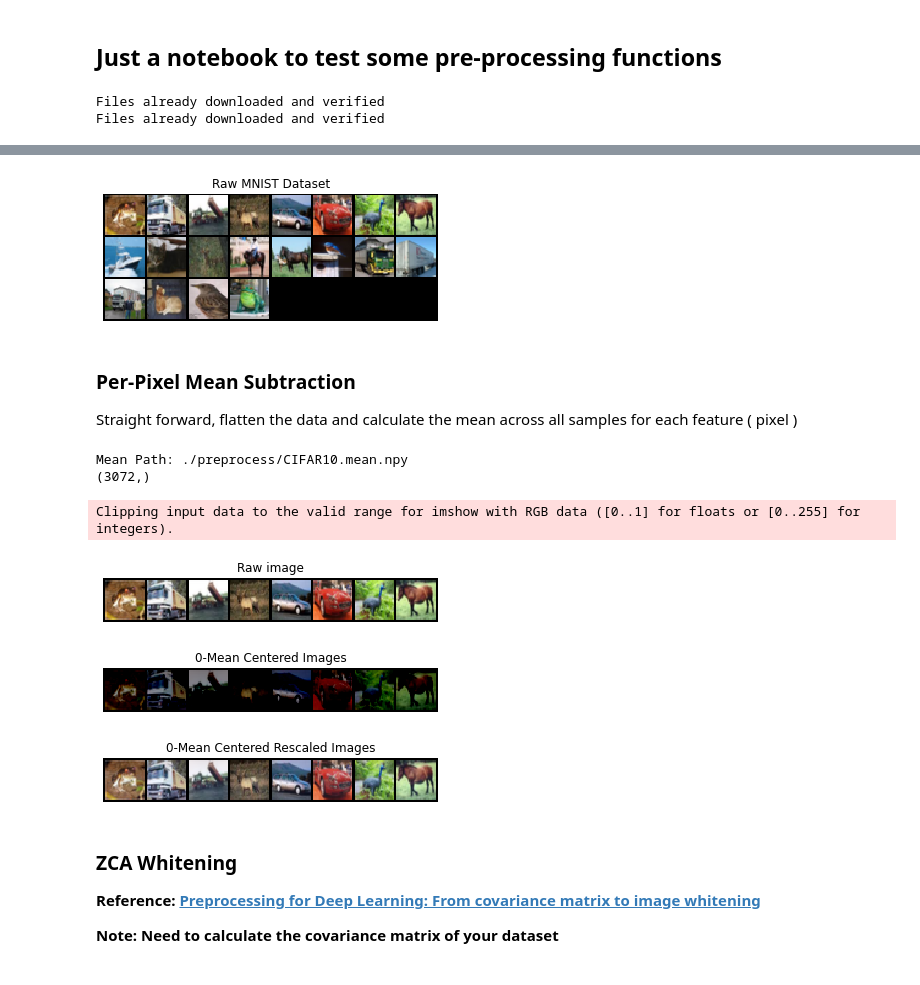
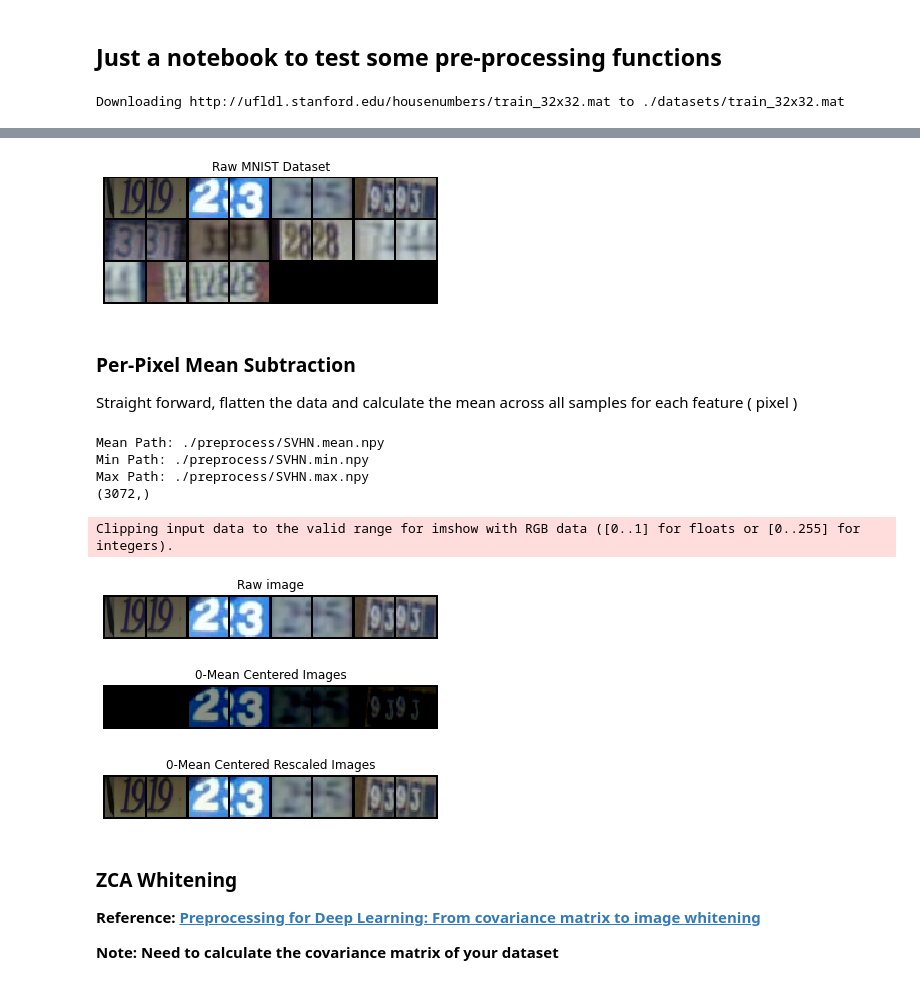
Before and after one commit to nu1ptr/ml_dl_notebooks, a Jupyter notebook: PreProcessing.ipynb, the cells around one changed output, grey strips where cells are left out. Drawn from its saved outputs; the diff is of its cells as text; code cells hidden in the pictures.

```diff
--- a/PreProcessing.ipynb
+++ b/PreProcessing.ipynb
@@ -4,7 +4,7 @@
 import torch
 import numpy as np
 from torch.utils.data import Dataset, DataLoader
-from torchvision.datasets import MNIST, CIFAR10
+from torchvision.datasets import MNIST, CIFAR10, SVHN
 from torchvision.utils import make_grid
 import torchvision.transforms as transforms
 import matplotlib.pyplot as plt
@@ -12,7 +12,7 @@ from pathlib import Path
 
 PREPROCESS_PATH = './preprocess/'
 DATASET_PATH = './datasets/'
-DATASET = ['CIFAR10', 'MNIST'][0]
+DATASET = ['CIFAR10', 'MNIST', 'SVHN'][2]
 
 BATCH_SIZE = 64
 NUM_WORKERS = 1
@@ -43,6 +43,11 @@ def select_dataset(dataset):
         test_data = MNIST(DATASET_PATH, train=False, download=True, transform=transform)
         img_shape = (1,28,28)
         show_grid = lambda x, title='': show(x.reshape(-1,1,28,28),title)
+    elif dataset == 'SVHN':
+        train_data = SVHN(DATASET_PATH, split='train', download=True, transform=transform)
+        test_data = SVHN(DATASET_PATH, split='test', download=True, transform=transform)
+        img_shape = (3,32,32)
+        show_grid = lambda x, title='': show(x.reshape(-1,3,32,32),title)
     else:
         assert False, f'{dataset} does not exist.'
 
@@ -56,5 +61,4 @@ show_grid(x, 'Raw MNIST Dataset')
 
 preprocess_path = f'{PREPROCESS_PATH}{DATASET}'
 # %% [output]
-Files already downloaded and verified
-Files already downloaded and verified
+Downloading http://ufldl.stanford.edu/housenumbers/train_32x32.mat to ./datasets/train_32x32.mat
@@ -61,4 +66,4 @@ Files already downloaded and verified
-[figure, old version]
+[figure, new version]
 # %% [markdown]
 ### Per-Pixel Mean Subtraction
 
@@ -99,12 +104,14 @@ show_grid(x, title='Raw image')
 show_grid(x-mean, '0-Mean Centered Images')
 show_grid(rescale(x-mean), '0-Mean Centered Rescaled Images')
 # %% [output]
-Mean Path: ./preprocess/CIFAR10.mean.npy
+Mean Path: ./preprocess/SVHN.mean.npy
+Min Path: ./preprocess/SVHN.min.npy
+Max Path: ./preprocess/SVHN.max.npy
 (3072,)
 Clipping input data to the valid range for imshow with RGB data ([0..1] for floats or [0..255] for integers).
-[figure, old version]
+[figure, new version]
-[figure, old version]
+[figure, new version]
-[figure, old version]
+[figure, new version]
 # %% [markdown]
 ### ZCA Whitening
 
```
Also changed, not shown: parts of 2 cells of this notebook, 2 other files.
